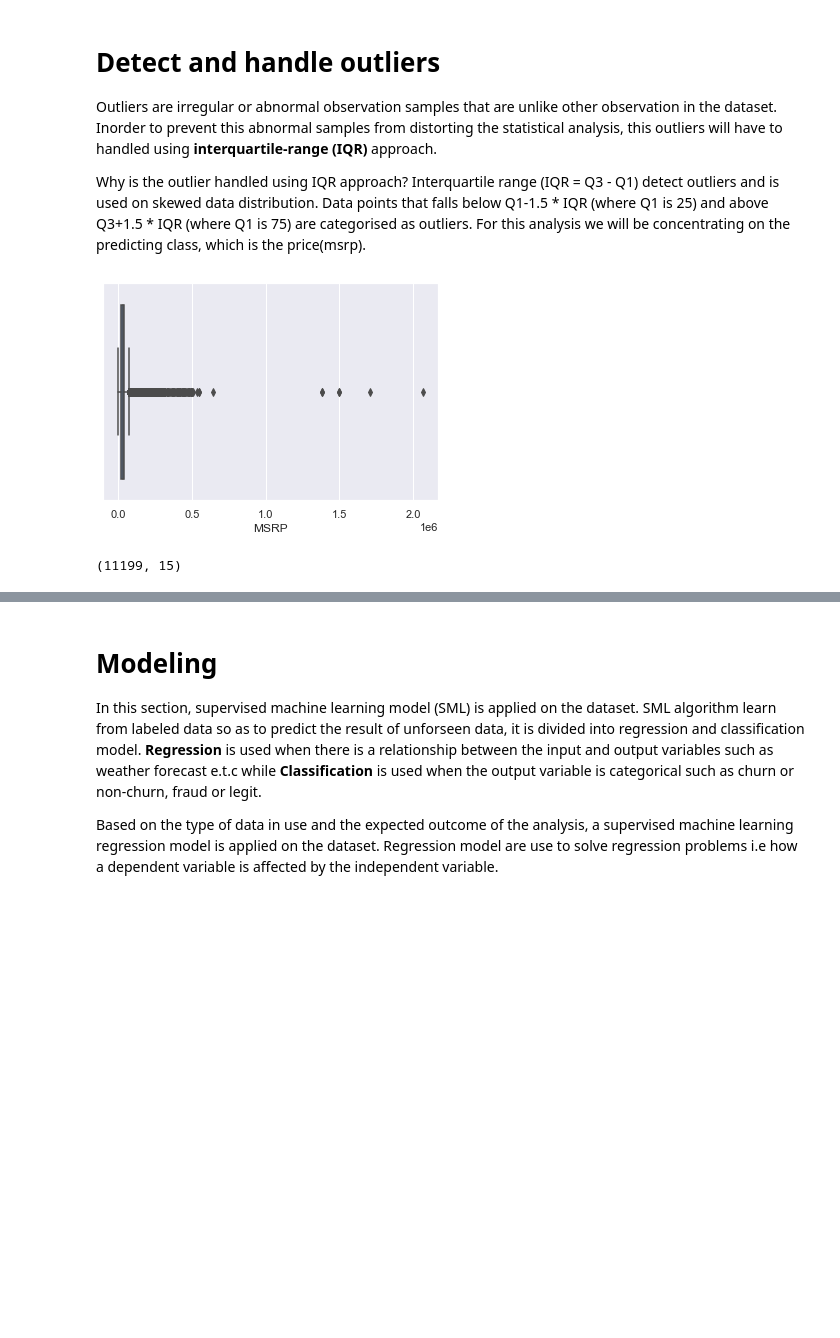
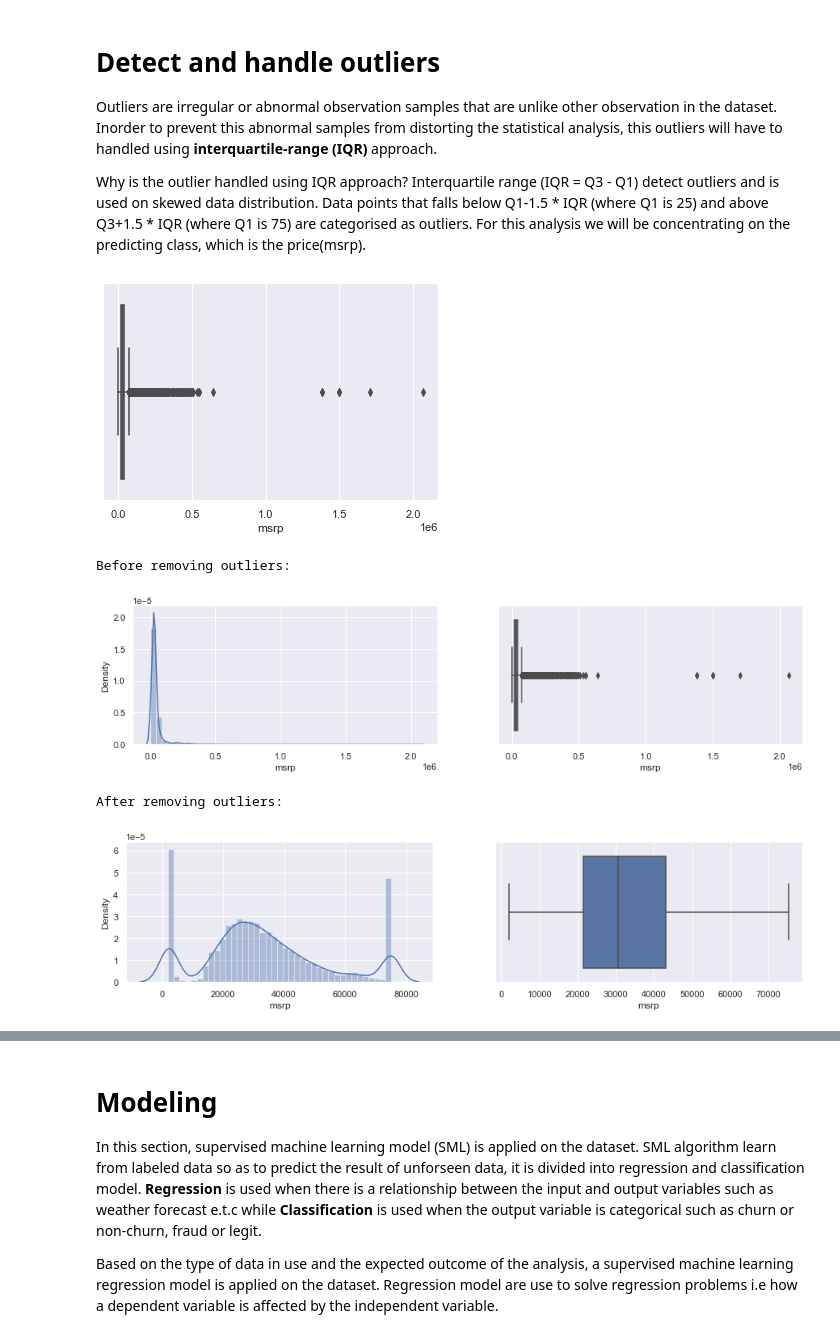
Before and after one commit to toludoyin/car-price-prediction, a Jupyter notebook: car_price_analysis_model.ipynb, the cells around one changed output, grey strips where cells are left out. Saved outputs shown, nothing was run; the diff lists cells and outputs as text; code cells hidden in the pictures; blank space fills up the shorter version.

```diff
--- a/car_price_analysis_model.ipynb
+++ b/car_price_analysis_model.ipynb
@@ -123,3 +119,6 @@ remove_duplicate(car_data)
 | 18 | Audi | 100 | 1992 | regular unleaded | 172.0 | 6.0 | MANUAL | ... |
 | 20 | Audi | 100 | 1992 | regular unleaded | 172.0 | 6.0 | MANUAL | ... |
  Duplicate data have been removed from the dataset.
+# %%
+car_data = dup_car_data
+car_data.shape
@@ -281,39 +297,65 @@ car_data = car_data.drop(columns = 'Market Category', axis = 1)
 Outliers are irregular or abnormal observation samples that are unlike other observation in the dataset. Inorder to prevent this abnormal samples from distorting the statistical analysis, this outliers will have to handled using **interquartile-range (IQR)** approach.
 
 Why is the outlier handled using IQR approach? Interquartile range (IQR = Q3 - Q1) detect outliers and is used on skewed data distribution. Data points that falls below Q1-1.5 * IQR (where Q1 is 25) and above Q3+1.5 * IQR (where Q1 is 75) are categorised as outliers. For this analysis we will be concentrating on the predicting class, which is the price(msrp).
-# %%
-def plot_outlier(data, value):
-    """plot outliers in predicting class"""
-    sb.boxplot(car_data['MSRP'])
-    plt.show()
-
-plot_outlier(car_data, car_data['MSRP'])
-# %% [output]
-[figure, removed]
 # %%
+def plot_outlier(data, value):
+    """plot outliers in predicting class"""
+    sb.boxplot(data[value])
+    plt.show()
+
+plot_outlier(car_data, 'msrp')
+
+
 # make a copy of the real dataset
 new_car_data = car_data.copy()
 
 def remove_outliers(data, column):
     """function to calculate IQR and to remove outliers from the dataset"""
     # to get the IQR
     Q1 = data[column].quantile(0.25)
     Q3 = data[column].quantile(0.75)
 
     # get the upper and lower limit
     iqr = Q3 - Q1
 
     upper_limit = Q3 + 1.5 * iqr
     lower_limit = Q1 - 1.5 * iqr
 
     # cap number below Q1 and above Q3 as outliers
-    data[column] = np.where(data[column] > upper_limit, upper_limit,
-                   np.where(data[column] < lower_limit, lower_limit, data[column]))
-    return  data
+    data[column] = np.where(
+        data[column] > upper_limit,
+        upper_limit,
+        np.where(
+            data[column] < lower_limit,
+            lower_limit,
+            data[column]
+            )
+        )
+    return data
 
-cleaned_car_data = remove_outliers(new_car_data, 'MSRP')
+cleaned_car_data = remove_outliers(new_car_data, 'msrp')
 
-# new dataset
-cleaned_car_data.shape
+# visualise result before and after removing outliers
+print('Before removing outliers: \n')
+plt.figure(figsize=(15,7))
+plt.subplot(2,2,1)
+sb.distplot(car_data['msrp'])  # histogragh
+
+plt.subplot(2,2,2)
+sb.boxplot(car_data['msrp'])    #boxplot
+plt.show()
+
+print('After removing outliers: \n')
+plt.figure(figsize=(15,7))
+plt.subplot(2,2,3)
+sb.distplot(cleaned_car_data['msrp'])
+
+plt.subplot(2,2,4)
+sb.boxplot(cleaned_car_data['msrp'])
+plt.show()
 # %% [output]
+[figure, added]
-(11199, 15)
+Before removing outliers:
+[figure, added]
+After removing outliers:
+[figure, added]
```
Also changed, not shown: parts of 28 cells of this notebook.
